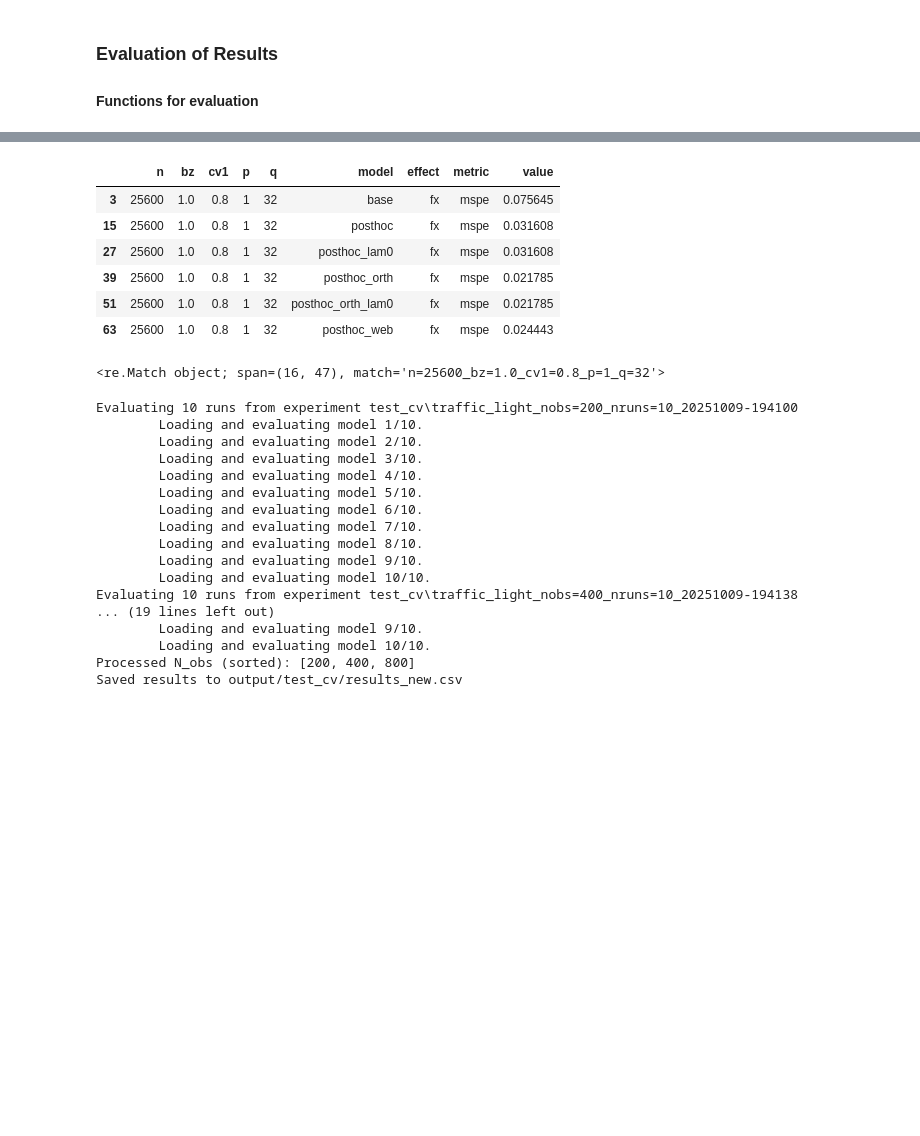
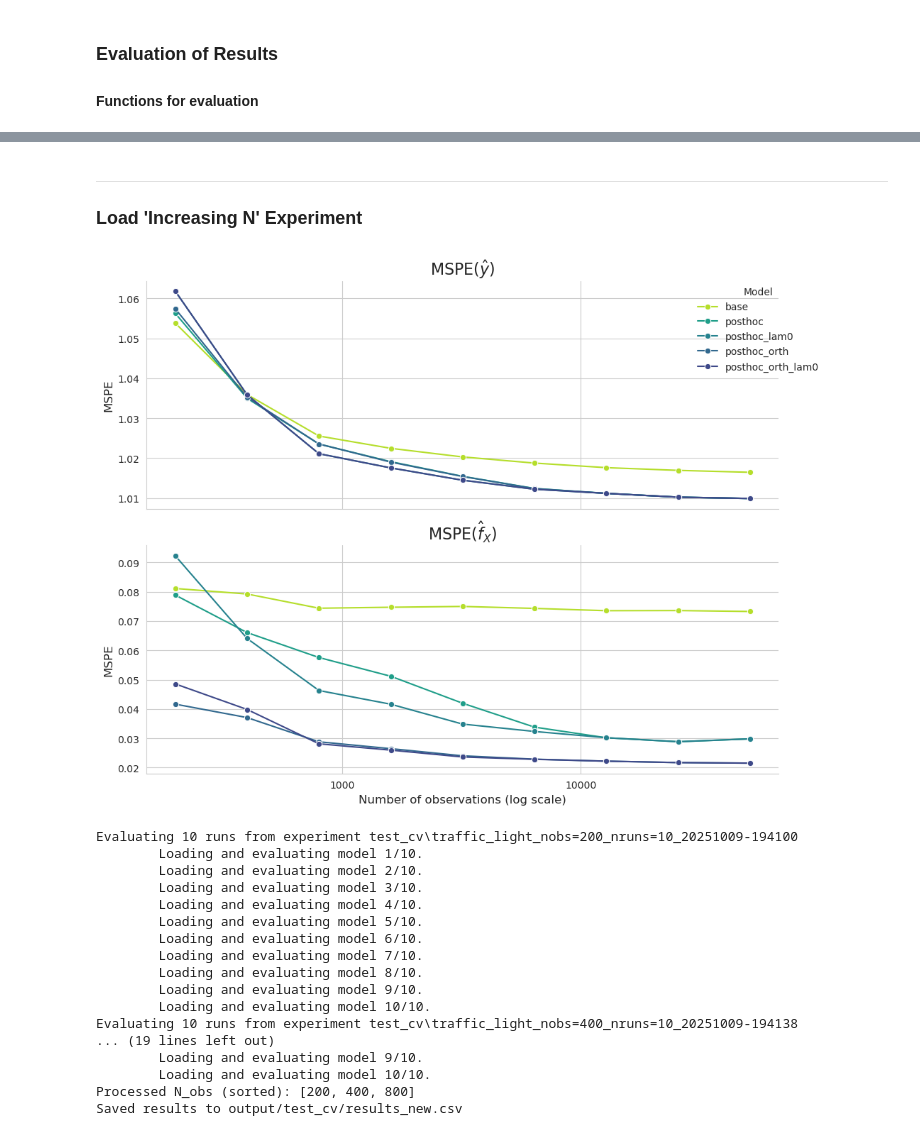
Before and after one commit to mpff/cocodeel, a Jupyter notebook: experiments/simulation_images/2-evaluation.ipynb, the cells around one changed output, grey strips where cells are left out. Saved outputs shown, nothing was run; the diff lists cells and outputs as text; code cells hidden in the pictures; blank space fills up the shorter version.

Commit message:
Update evaluation notebook to include loading and plotting.

```diff
--- a/experiments/simulation_images/2-evaluation.ipynb
+++ b/experiments/simulation_images/2-evaluation.ipynb
@@ -72,7 +72,11 @@ def load_base_model(model_path, model_cls, model_params):
         backbone_params=model_params['backbone_params'],
         num_covariates=model_params['num_covariates']
     )
-    model.load_state_dict(torch.load(model_path, map_location="cpu"))
+    state_dict = torch.load(model_path, map_location="cpu")
+    # Check if state dict has "is_centered". If not: Add it.
+    if 'is_centered' not in state_dict:
+        state_dict['is_centered'] = torch.tensor(True)
+    model.load_state_dict(state_dict)
     model.eval()
     return model
 
@@ -88,7 +92,11 @@ def load_posthoc_model(model_path, model_cls, model_params, init_kwargs={}):
         num_covariates=model_params['num_covariates'],
         **init_kwargs
     )
-    model.load_state_dict(torch.load(model_path, map_location="cpu"))
+    state_dict = torch.load(model_path, map_location="cpu")
+    # Check if state dict has "is_centered". If not: Add it.
+    if 'is_centered' not in state_dict:
+        state_dict['is_centered'] = torch.tensor(True)
+    model.load_state_dict(state_dict)
     model.eval()
     return model
 # %%
@@ -148,8 +156,8 @@ def evaluate_experiment(
                     init_kwargs=posthoc_configs[model_name].get("init_kwargs", {})
                 )
             # DEBUG: Create train data for centering.
-            train_loader, _ = simulate_dataloader(simulation_params, seed=run_id)
-            model = model.center_effects(train_loader)
+            #train_loader, _ = simulate_dataloader(simulation_params, seed=run_id)
+            #model = model.center_effects(train_loader)
             # TODO: DEBUG CENTERING! CHECK IF CORRECT!
 
             y_pred, fx_pred, fz_pred = predict(model, test_loader)
@@ -199,0 +211,24 @@ Loading 100 models for posthoc_lam0...
+# %% [markdown]
+---
+
+### Load 'Increasing N' Experiment
+# %%
+# Example usage - process the increasing_N directory
+base_directory = "outputs/simulation_images/increasing_N"
+df_all = process_experiment_directory(
+    base_directory,
+    simulation_params,
+    model_params,
+    posthoc_configs
+)
+
+# Save combined results
+output_path = os.path.join(base_directory, "combined_results.csv")
+df_all.to_csv(output_path, index=False)
+print(f"Saved combined results to: {output_path}")
+
+# Show summary
+print(f"Total experiments: {df_all['experiment_folder'].nunique()}")
+print(f"Sample sizes (n): {sorted(df_all['n'].unique())}")
+print(f"Models: {df_all['model'].unique().tolist()}")
+print(f"Effects: {df_all['effect'].unique().tolist()}")
@@ -200,20 +313,9 @@ Loading 100 models for posthoc_lam0...
 # %%
-# print df entries for effect = fx and metric = bias2
-df[(df["effect"] == "fx") & (df["metric"] == "mspe")]
+# Example usage after df_all is created:
+plot_experiment_results(df_all, effects=['y', 'fx'], metrics=['mspe'])
+plt.show()
 # %% [output]
-|  | n | bz | cv1 | p | q | model | effect | metric | value |
-| 3 | 25600 | 1.0 | 0.8 | 1 | 32 | base | fx | mspe | 0.075645 |
-| 15 | 25600 | 1.0 | 0.8 | 1 | 32 | posthoc | fx | mspe | 0.031608 |
-| 27 | 25600 | 1.0 | 0.8 | 1 | 32 | posthoc_lam0 | fx | mspe | 0.031608 |
-| 39 | 25600 | 1.0 | 0.8 | 1 | 32 | posthoc_orth | fx | mspe | 0.021785 |
-| 51 | 25600 | 1.0 | 0.8 | 1 | 32 | posthoc_orth_lam0 | fx | mspe | 0.021785 |
-| 63 | 25600 | 1.0 | 0.8 | 1 | 32 | posthoc_web | fx | mspe | 0.024443 |
+[figure, added]
-# %%
-pattern = r"n=(?P<nobs>\d+)_bz=(?P<bz>[\d.]+)_cv1=(?P<cv1>[\d.]+)_p=(?P<p>\d+)_q=(?P<q>\d+)"
-match = re.search(pattern, exp_dir)
-print(match)
-# %% [output]
-<re.Match object; span=(16, 47), match='n=25600_bz=1.0_cv1=0.8_p=1_q=32'>
 # %%
 import os
 import re
```
Also changed, not shown: parts of 2 cells of this notebook.
